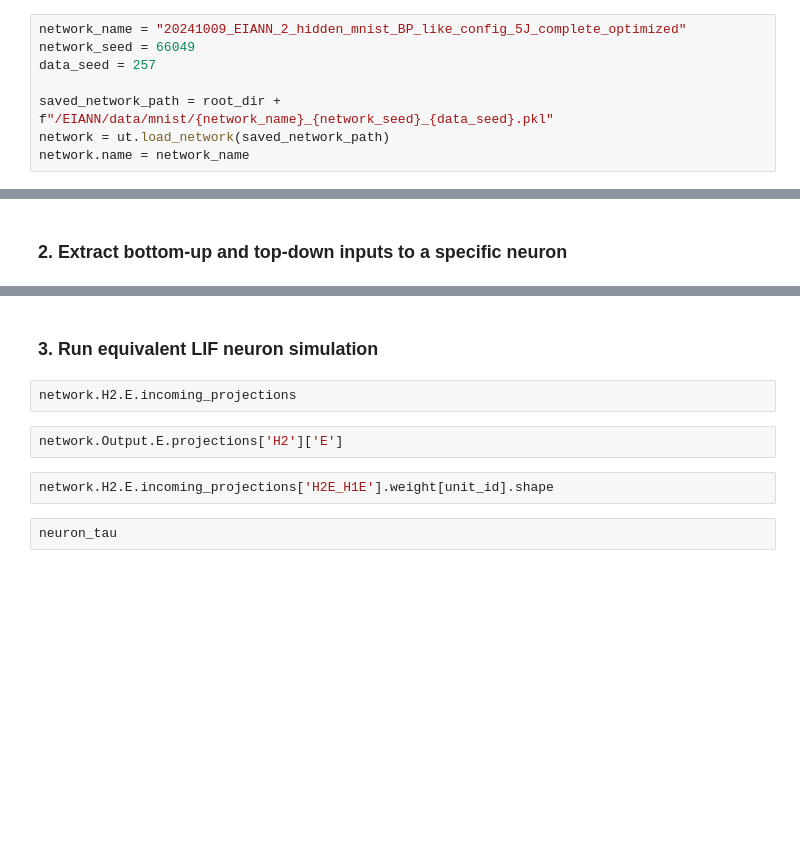
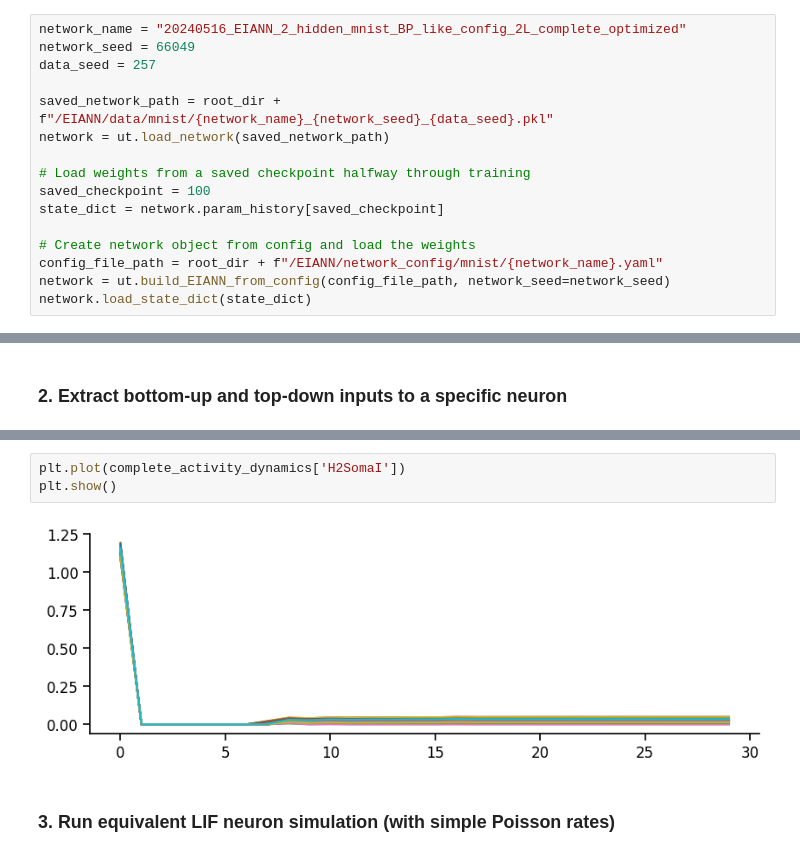
Before and after one commit to Milstein-Lab/EIANN, a Jupyter notebook: docs/Galloni_etal_2025/spiking_example.ipynb, the cells around one changed output, grey strips where cells are left out. Saved outputs shown, nothing was run; the diff lists cells and outputs as text; blank space fills up the shorter version.

```diff
--- a/docs/Galloni_etal_2025/spiking_example.ipynb
+++ b/docs/Galloni_etal_2025/spiking_example.ipynb
@@ -16,10 +17,18 @@ root_dir = ut.get_project_root()
 ### 1. Load pre-trained EIANN:
 ### Dendritic Target Propagation (LDS, Top-down Weight Symmetry)
 # %%
-network_name = "20241009_EIANN_2_hidden_mnist_BP_like_config_5J_complete_optimized"
+network_name = "20240516_EIANN_2_hidden_mnist_BP_like_config_2L_complete_optimized"
 network_seed = 66049
 data_seed = 257
 
 saved_network_path = root_dir + f"/EIANN/data/mnist/{network_name}_{network_seed}_{data_seed}.pkl"
 network = ut.load_network(saved_network_path)
-network.name = network_name
+
+# Load weights from a saved checkpoint halfway through training
+saved_checkpoint = 100
+state_dict = network.param_history[saved_checkpoint]
+
+# Create network object from config and load the weights
+config_file_path = root_dir + f"/EIANN/network_config/mnist/{network_name}.yaml"
+network = ut.build_EIANN_from_config(config_file_path, network_seed=network_seed)
+network.load_state_dict(state_dict)
@@ -65,13 +126,10 @@ network.forward_steps
+# %%
+plt.plot(complete_activity_dynamics['H2SomaI'])
+plt.show()
+# %% [output]
+[figure, added]
 # %% [markdown]
-### 3. Run equivalent LIF neuron simulation
+### 3. Run equivalent LIF neuron simulation (with simple Poisson rates)
-# %%
-network.H2.E.incoming_projections
-# %%
-network.Output.E.projections['H2']['E']
-# %%
-network.H2.E.incoming_projections['H2E_H1E'].weight[unit_id].shape
-# %%
-neuron_tau
 # %%
 # Set random seed for reproducibility
 torch.manual_seed(42)
```
Also changed, not shown: parts of 20 cells of this notebook.
